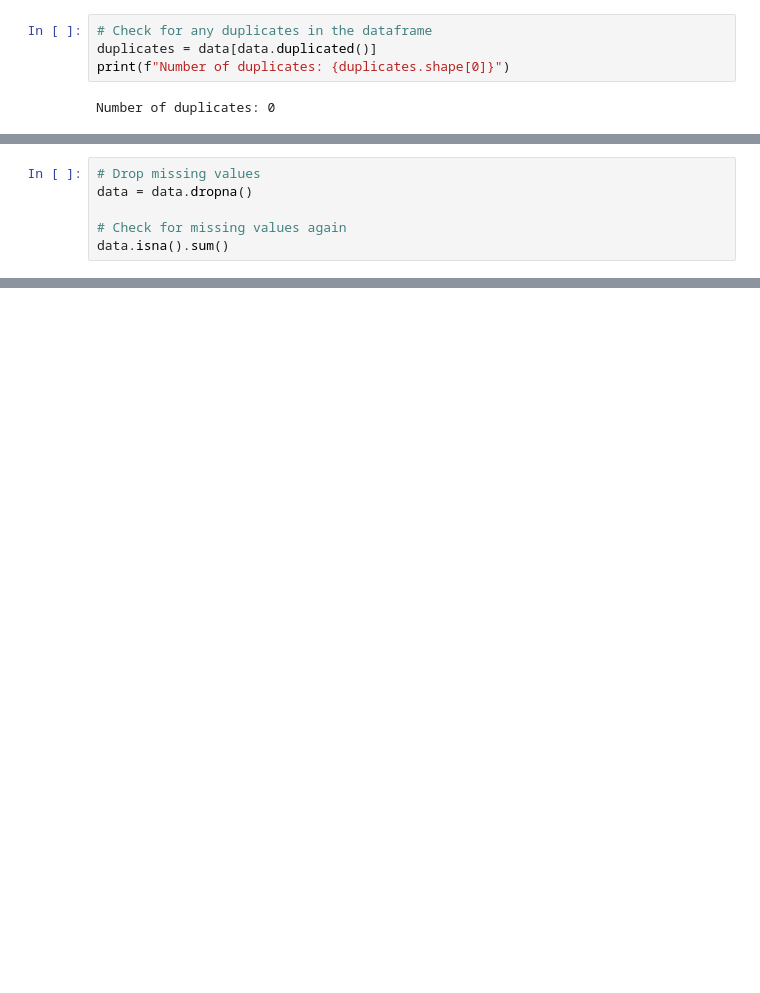
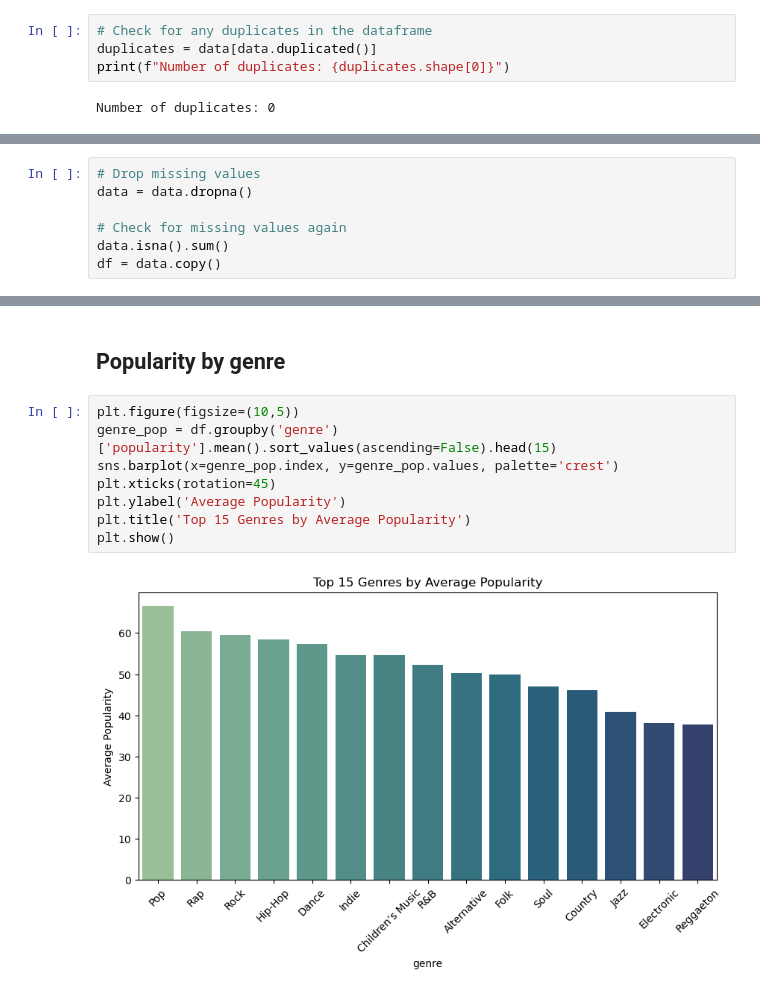
Before and after one commit to jeelfaldu7/predicting_spotify_song_popularity, a Jupyter notebook: notebook.ipynb, the cells around one changed output, grey strips where cells are left out. Cells and saved outputs as stored; diff of their text form; blank space fills up the shorter version.

```diff
--- a/notebook.ipynb
+++ b/notebook.ipynb
@@ -89,3 +89,4 @@ data = data.dropna()
 
 # Check for missing values again
 data.isna().sum()
+df = data.copy()
@@ -151,0 +114,12 @@ for one_col in numeric_cols:
+# %% [markdown]
+## Popularity by genre
+# %%
+plt.figure(figsize=(10,5))
+genre_pop = df.groupby('genre')['popularity'].mean().sort_values(ascending=False).head(15)
+sns.barplot(x=genre_pop.index, y=genre_pop.values, palette='crest')
+plt.xticks(rotation=45)
+plt.ylabel('Average Popularity')
+plt.title('Top 15 Genres by Average Popularity')
+plt.show()
+# %% [output]
+[figure, added]
```
Also changed, not shown: parts of 21 cells of this notebook.
